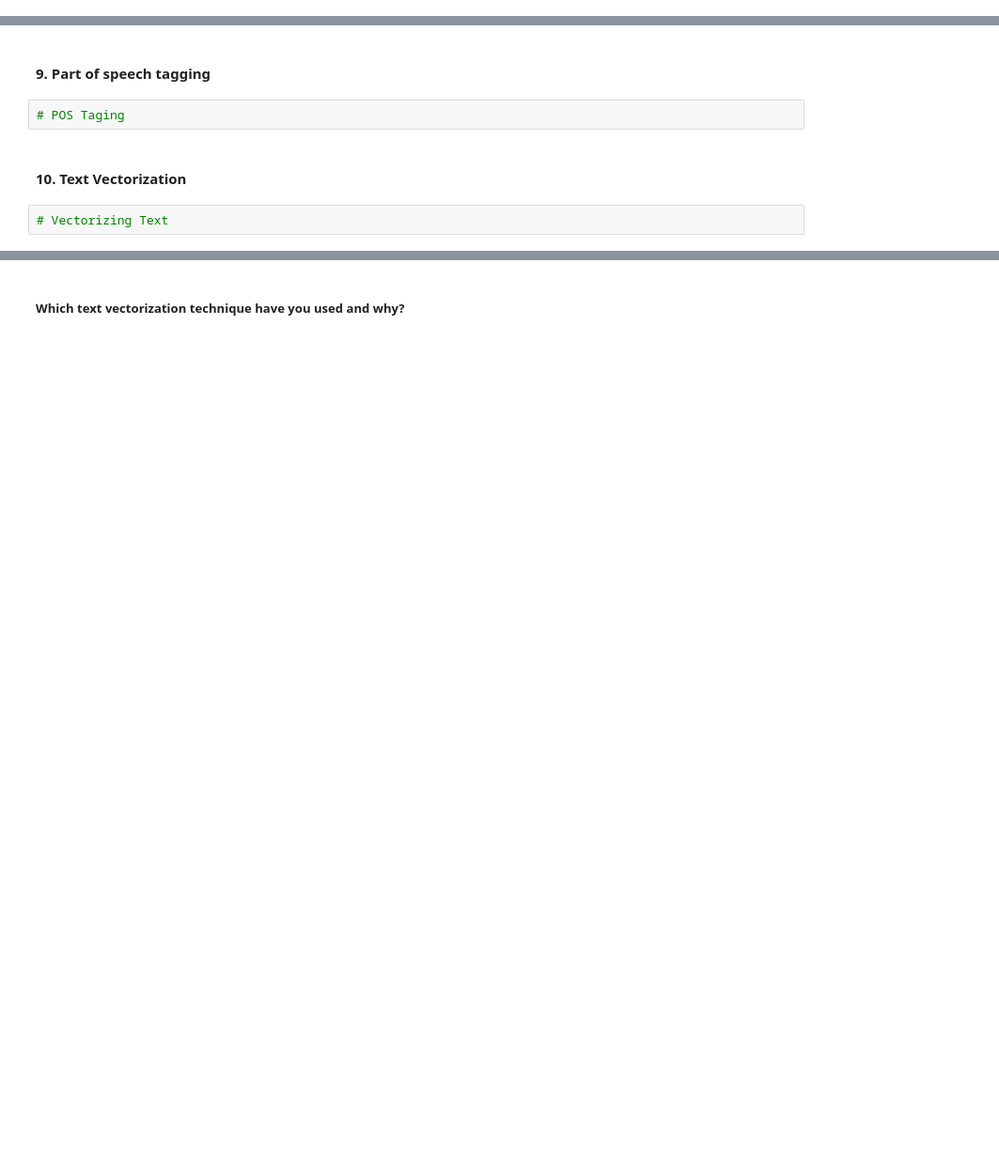
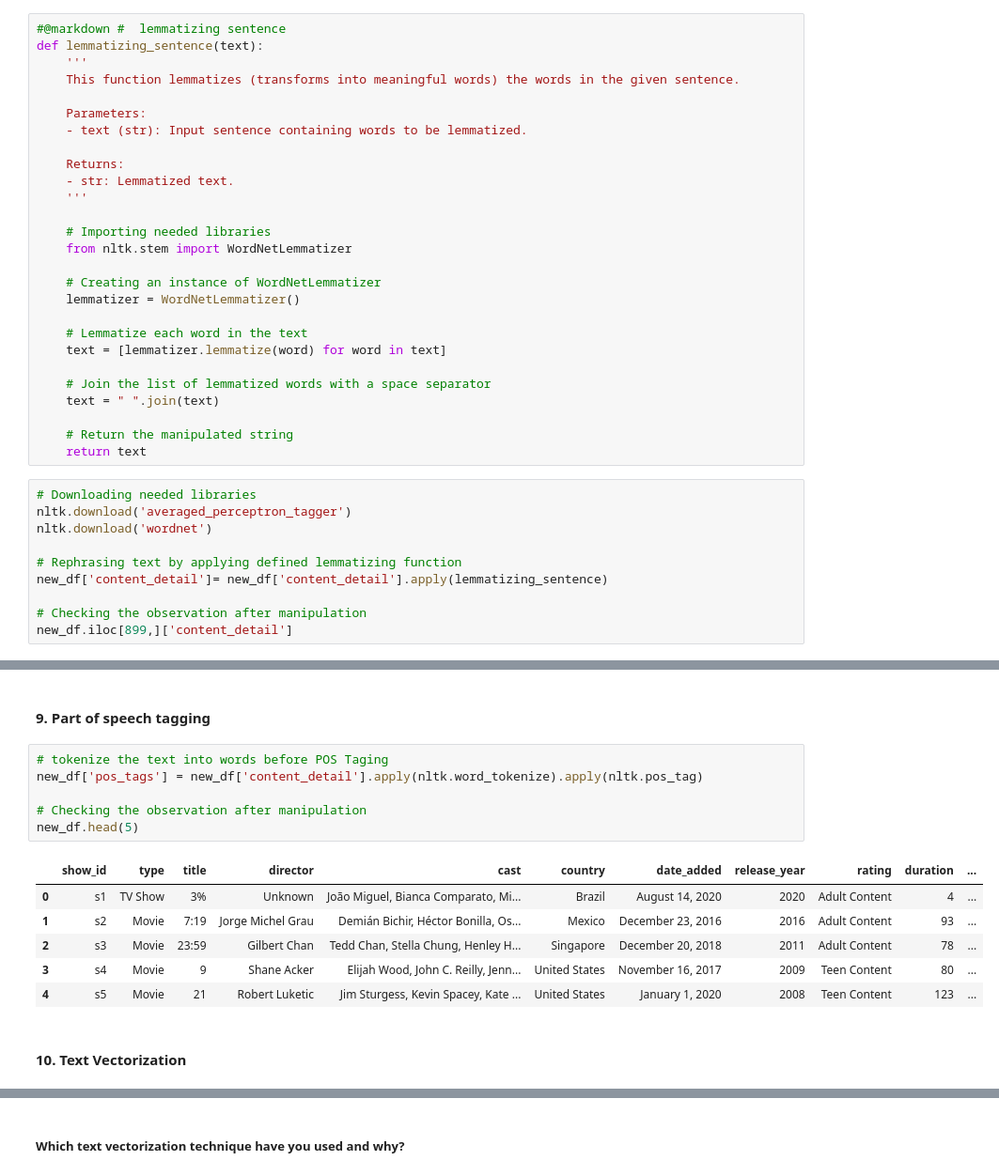
Before and after one commit to Electra89/Unsupervised-ML---Netflix-Movies-and-TV-Shows-Clustering, a Jupyter notebook: Unsupervised_ML_Netflix_Movies_and_TV_Shows_Clustering.ipynb, the cells around one changed output, grey strips where cells are left out. Shown: that part at 94% size. Saved outputs shown, nothing was run; the diff lists cells and outputs as text; blank space fills up the shorter version.

```diff
--- a/Unsupervised_ML_Netflix_Movies_and_TV_Shows_Clustering.ipynb
+++ b/Unsupervised_ML_Netflix_Movies_and_TV_Shows_Clustering.ipynb
@@ -863,3 +1220,40 @@ Answer Here.
 #### 8. Text Normalization
 # %%
 # Normalizing Text (i.e., Stemming, Lemmatization etc.)
+# %%
+#@markdown #  lemmatizing sentence
+def lemmatizing_sentence(text):
+    '''
+    This function lemmatizes (transforms into meaningful words) the words in the given sentence.
+
+    Parameters:
+    - text (str): Input sentence containing words to be lemmatized.
+
+    Returns:
+    - str: Lemmatized text.
+    '''
+
+    # Importing needed libraries
+    from nltk.stem import WordNetLemmatizer
+
+    # Creating an instance of WordNetLemmatizer
+    lemmatizer = WordNetLemmatizer()
+
+    # Lemmatize each word in the text
+    text = [lemmatizer.lemmatize(word) for word in text]
+
+    # Join the list of lemmatized words with a space separator
+    text = " ".join(text)
+
+    # Return the manipulated string
+    return text
+# %%
+# Downloading needed libraries
+nltk.download('averaged_perceptron_tagger')
+nltk.download('wordnet')
+
+# Rephrasing text by applying defined lemmatizing function
+new_df['content_detail']= new_df['content_detail'].apply(lemmatizing_sentence)
+
+# Checking the observation after manipulation
+new_df.iloc[899,]['content_detail']
@@ -870,8 +1276,17 @@ Answer Here.
 # %% [markdown]
 #### 9. Part of speech tagging
-# %%
-# POS Taging
+# %%
+# tokenize the text into words before POS Taging
+new_df['pos_tags'] = new_df['content_detail'].apply(nltk.word_tokenize).apply(nltk.pos_tag)
+
+# Checking the observation after manipulation
+new_df.head(5)
+# %% [output]
+|  | show_id | type | title | director | cast | country | date_added | release_year | rating | duration | ... |
+| 0 | s1 | TV Show | 3% | Unknown | João Miguel, Bianca Comparato, Mi... | Brazil | August 14, 2020 | 2020 | Adult Content | 4 | ... |
+| 1 | s2 | Movie | 7:19 | Jorge Michel Grau | Demián Bichir, Héctor Bonilla, Os... | Mexico | December 23, 2016 | 2016 | Adult Content | 93 | ... |
+| 2 | s3 | Movie | 23:59 | Gilbert Chan | Tedd Chan, Stella Chung, Henley H... | Singapore | December 20, 2018 | 2011 | Adult Content | 78 | ... |
+| 3 | s4 | Movie | 9 | Shane Acker | Elijah Wood, John C. Reilly, Jenn... | United States | November 16, 2017 | 2009 | Teen Content | 80 | ... |
+| 4 | s5 | Movie | 21 | Robert Luketic | Jim Sturgess, Kevin Spacey, Kate ... | United States | January 1, 2020 | 2008 | Teen Content | 123 | ... |
 # %% [markdown]
 #### 10. Text Vectorization
-# %%
-# Vectorizing Text
```
Also changed, not shown: parts of 87 cells of this notebook.
